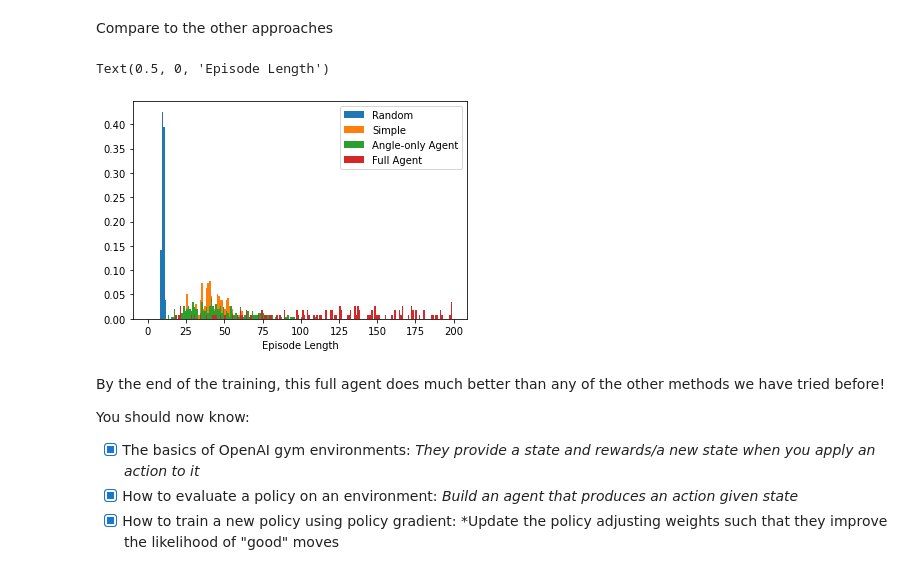
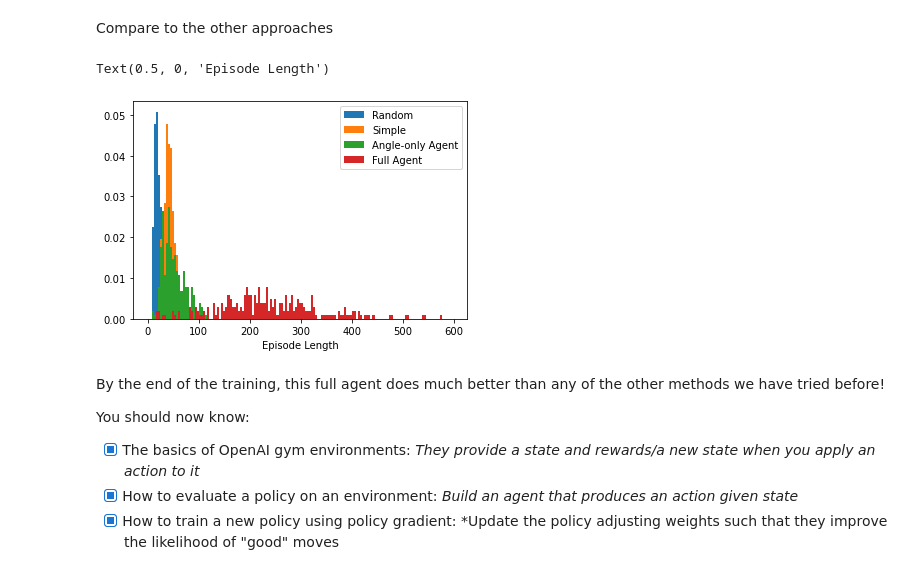
Before and after one commit to WardLT/applied-ai-for-materials, a Jupyter notebook: generative-ai-molecules/0_explain-policy-gradient-cartpole.ipynb, the cells around one changed output. Drawn from its saved outputs; the diff is of its cells as text; code cells hidden in the pictures.

```diff
--- a/generative-ai-molecules/0_explain-policy-gradient-cartpole.ipynb
+++ b/generative-ai-molecules/0_explain-policy-gradient-cartpole.ipynb
@@ -215,7 +215,7 @@ class RandomAgent(Agent):
     """Pick an action randomly"""
 
     def get_action(self, state):
-        return np.random.randint(0, 1)
+        return np.random.randint(2)
 
     def train(self, states):
         return
@@ -765,19 +765,19 @@ Compare to the other approaches
 # %%
 fig, ax = plt.subplots()
 
-bins = np.arange(200)
+bins = np.arange(0, 600, 4)
 ax.hist(random_results['length'], bins=bins, density=True, label='Random')
 ax.hist(simple_results['length'], bins=bins, density=True, label='Simple')
 
 # Plot only the last 256 iterations for
 ax.hist(angleonly_results['length'].tail(256), bins=bins, density=True, label='Angle-only Agent')
 ax.hist(pgagent_results['length'].tail(256), bins=bins, density=True, label='Full Agent')
 
 ax.legend()
 ax.set_xlabel('Episode Length')
 # %% [output]
 Text(0.5, 0, 'Episode Length')
-[figure, old version]
+[figure, new version]
 # %% [markdown]
 By the end of the training, this full agent does much better than any of the other methods we have tried before!
 
```
Also changed, not shown: parts of 18 cells of this notebook, 3 other files.
